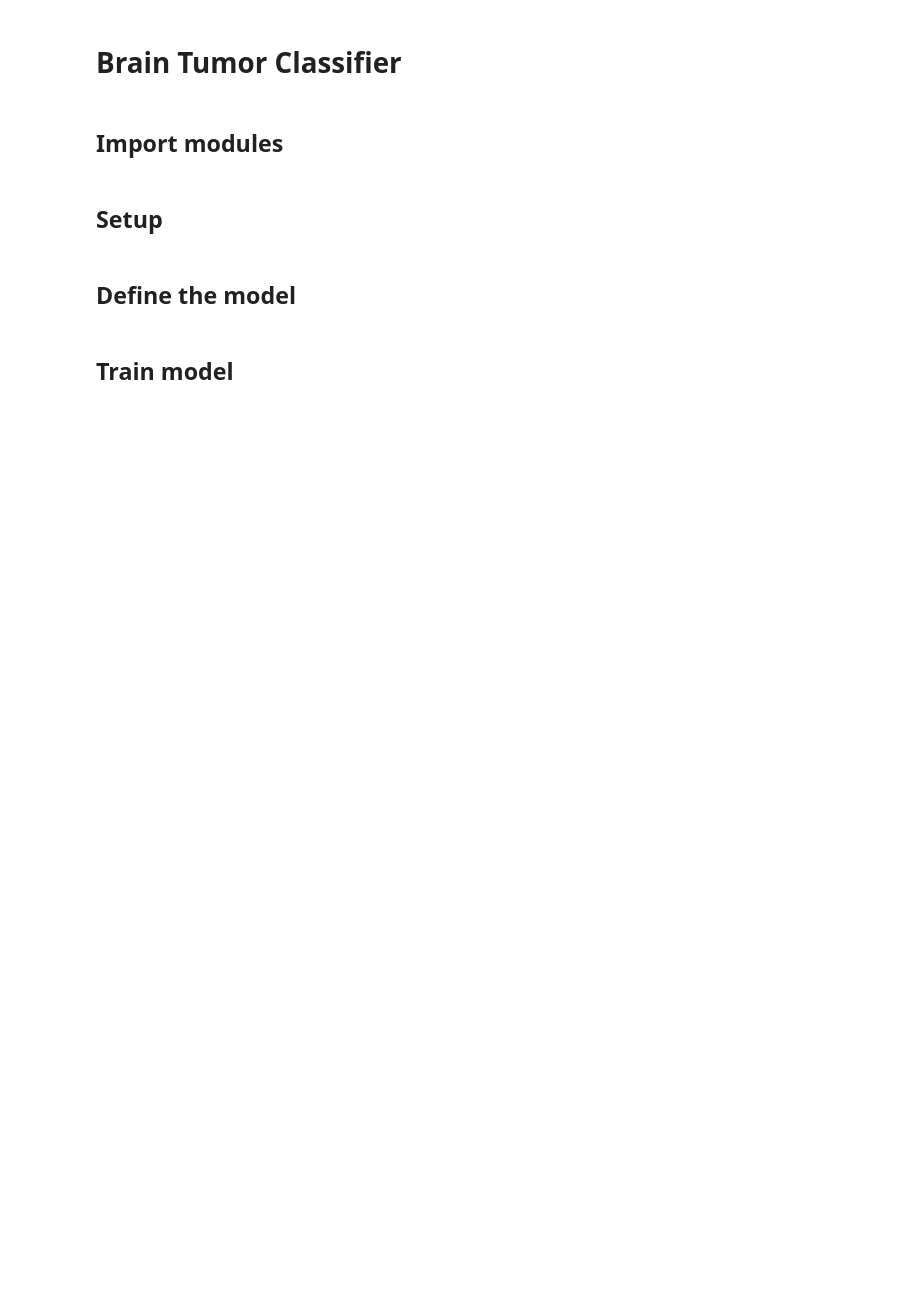
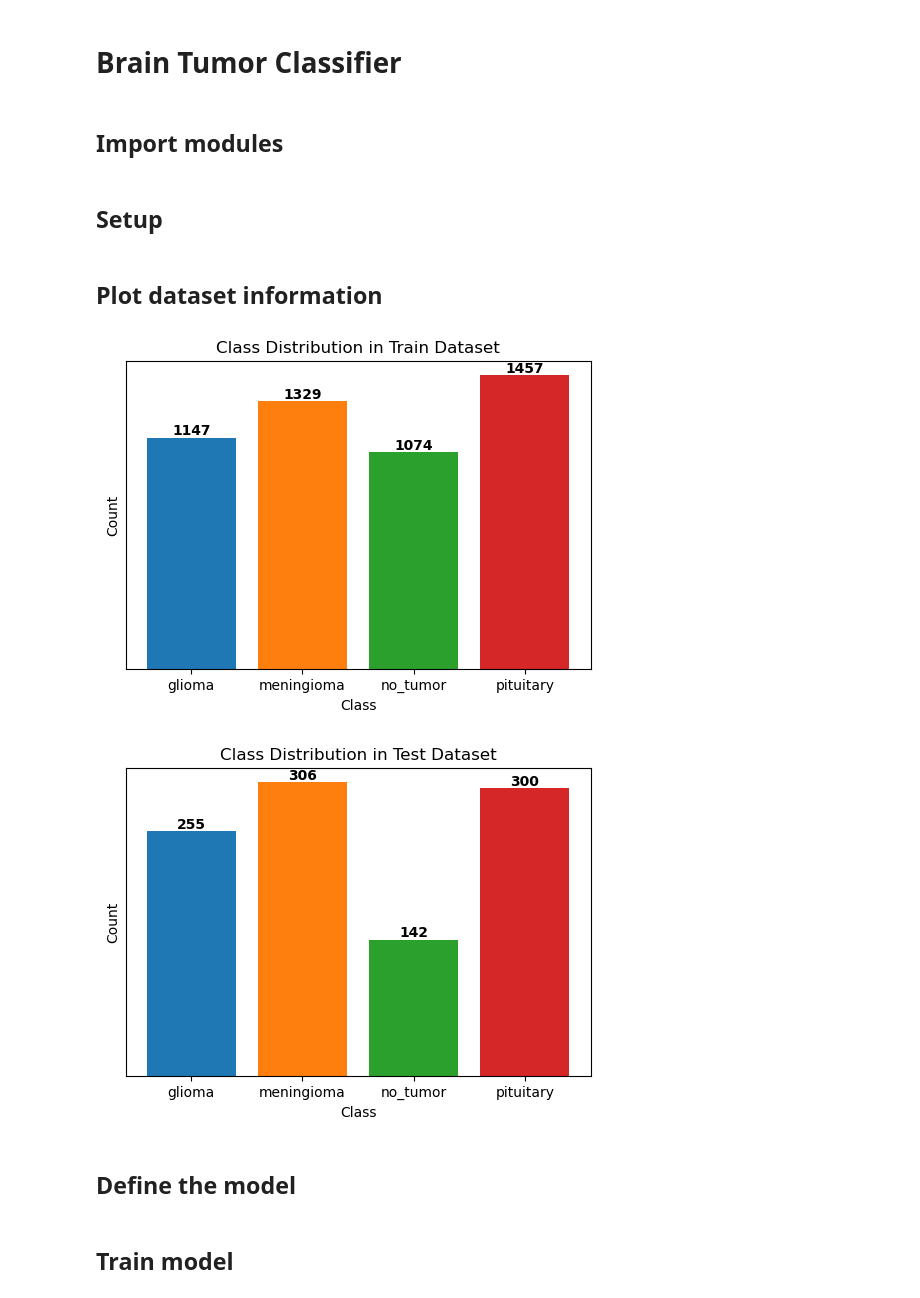
Before and after one commit to Ultimi-Sumiti/Brain_Tumor_Classifier, a Jupyter notebook: train_model_v1.ipynb, the cells around one changed output. Saved outputs shown, nothing was run; the diff lists cells and outputs as text; code cells hidden in the pictures; blank space fills up the shorter version.

Commit message:
Added plots

```diff
--- a/train_model_v1.ipynb
+++ b/train_model_v1.ipynb
@@ -43,6 +47,14 @@ brisc_dm = BRISCDataModule(
     test_transform=test_transform,
     num_workers=9
 )
+# %% [markdown]
+## Plot dataset information
+# %%
+plot_distribution(DATASET_DIR, "Train")
+plot_distribution(DATASET_DIR, "Test")
+# %% [output]
+[figure, added]
+[figure, added]
 # %% [markdown]
 ## Define the model
 # %%
```
Also changed, not shown: parts of 2 cells of this notebook.
